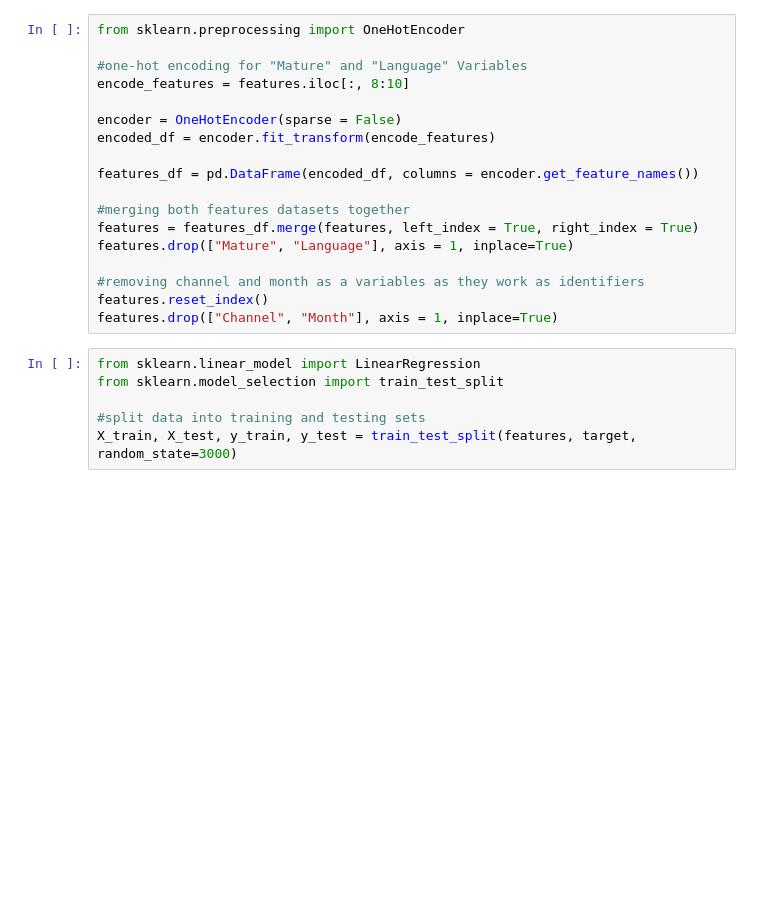
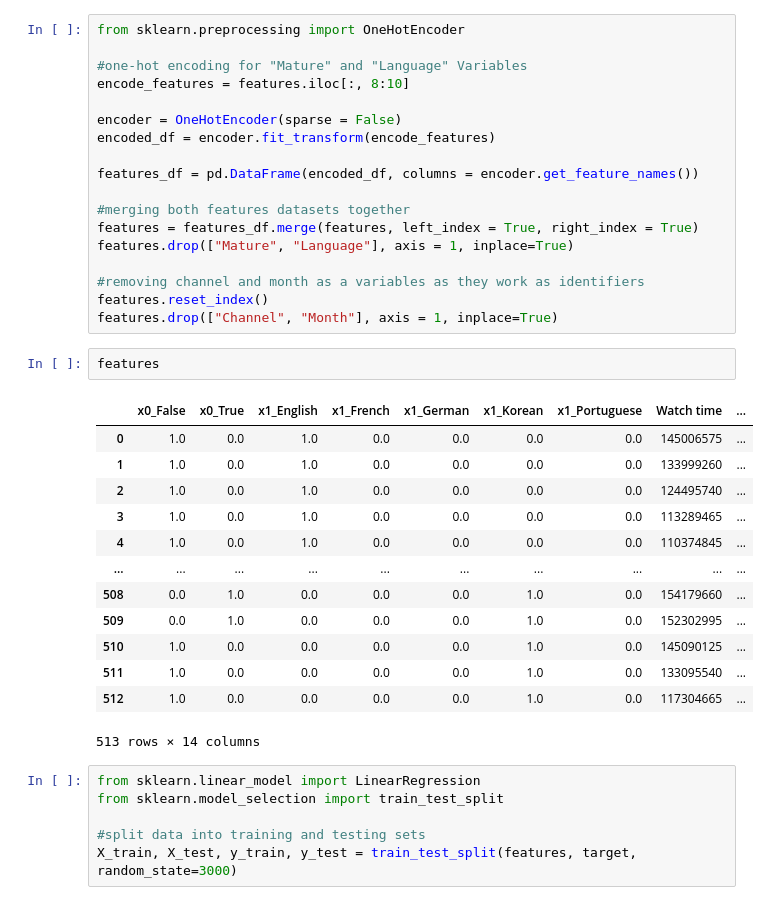
Before and after one commit to Liyih/Twitch.tv-Metrics-Analysis, a Jupyter notebook: DS3000_FP4_Group33.ipynb, the cells around one changed output. Drawn from its saved outputs; the diff is of its cells as text; blank space fills up the shorter version.

```diff
--- a/DS3000_FP4_Group33.ipynb
+++ b/DS3000_FP4_Group33.ipynb
@@ -218,6 +225,22 @@ features.drop(["Mature", "Language"], axis = 1, inplace=True)
 #removing channel and month as a variables as they work as identifiers
 features.reset_index()
 features.drop(["Channel", "Month"], axis = 1, inplace=True)
+# %%
+features
+# %% [output]
+|  | x0_False | x0_True | x1_English | x1_French | x1_German | x1_Korean | x1_Portuguese | Watch time | ... |
+| 0 | 1.0 | 0.0 | 1.0 | 0.0 | 0.0 | 0.0 | 0.0 | 145006575 | ... |
+| 1 | 1.0 | 0.0 | 1.0 | 0.0 | 0.0 | 0.0 | 0.0 | 133999260 | ... |
+| 2 | 1.0 | 0.0 | 1.0 | 0.0 | 0.0 | 0.0 | 0.0 | 124495740 | ... |
+| 3 | 1.0 | 0.0 | 1.0 | 0.0 | 0.0 | 0.0 | 0.0 | 113289465 | ... |
+| 4 | 1.0 | 0.0 | 1.0 | 0.0 | 0.0 | 0.0 | 0.0 | 110374845 | ... |
+| ... | ... | ... | ... | ... | ... | ... | ... | ... | ... |
+| 508 | 0.0 | 1.0 | 0.0 | 0.0 | 0.0 | 1.0 | 0.0 | 154179660 | ... |
+| 509 | 0.0 | 1.0 | 0.0 | 0.0 | 0.0 | 1.0 | 0.0 | 152302995 | ... |
+| 510 | 1.0 | 0.0 | 0.0 | 0.0 | 0.0 | 1.0 | 0.0 | 145090125 | ... |
+| 511 | 1.0 | 0.0 | 0.0 | 0.0 | 0.0 | 1.0 | 0.0 | 133095540 | ... |
+| 512 | 1.0 | 0.0 | 0.0 | 0.0 | 0.0 | 1.0 | 0.0 | 117304665 | ... |
+513 rows × 14 columns
 # %%
 from sklearn.linear_model import LinearRegression
 from sklearn.model_selection import train_test_split
```
Also changed, not shown: parts of 11 cells of this notebook, 3 other files.
